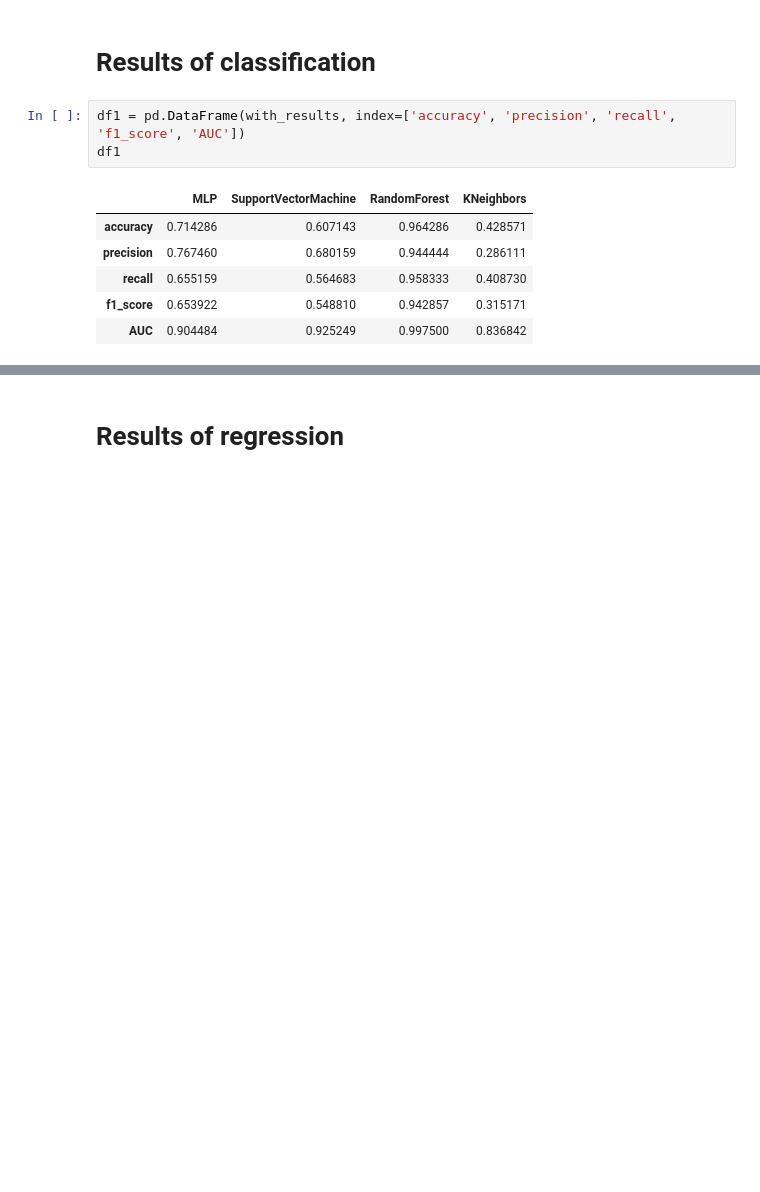
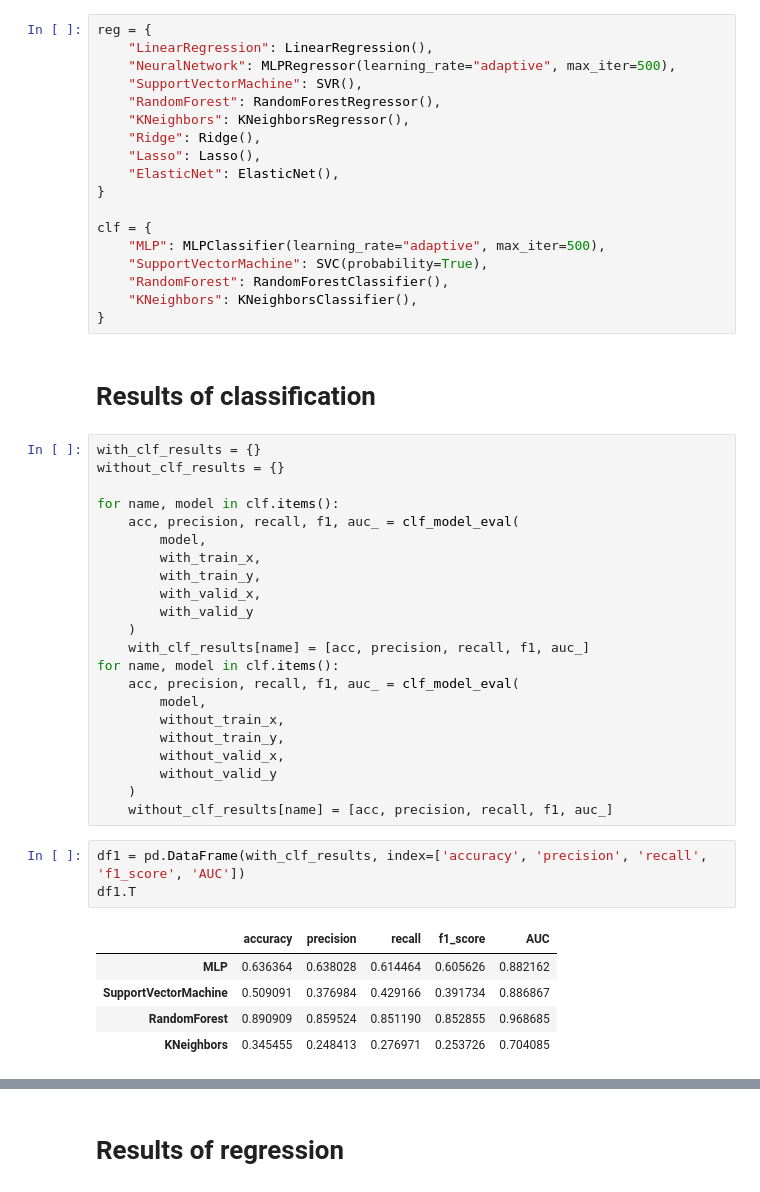
Before and after one commit to Parsonlee/TNM------, a Jupyter notebook: model.ipynb, the cells around one changed output, grey strips where cells are left out. Drawn from its saved outputs; the diff is of its cells as text; blank space fills up the shorter version.

```diff
--- a/model.ipynb
+++ b/model.ipynb
@@ -231,13 +159,52 @@ for name, model in models.items():
+# %%
+reg = {
+    "LinearRegression": LinearRegression(),
+    "NeuralNetwork": MLPRegressor(learning_rate="adaptive", max_iter=500),
+    "SupportVectorMachine": SVR(),
+    "RandomForest": RandomForestRegressor(),
+    "KNeighbors": KNeighborsRegressor(),
+    "Ridge": Ridge(),
+    "Lasso": Lasso(),
+    "ElasticNet": ElasticNet(),
+}
+
+clf = {
+    "MLP": MLPClassifier(learning_rate="adaptive", max_iter=500),
+    "SupportVectorMachine": SVC(probability=True),
+    "RandomForest": RandomForestClassifier(),
+    "KNeighbors": KNeighborsClassifier(),
+}
 # %% [markdown]
 # Results of classification
+# %%
+with_clf_results = {}
+without_clf_results = {}
+
+for name, model in clf.items():
+    acc, precision, recall, f1, auc_ = clf_model_eval(
+        model,
+        with_train_x,
+        with_train_y,
+        with_valid_x,
+        with_valid_y
+    )
+    with_clf_results[name] = [acc, precision, recall, f1, auc_]
+for name, model in clf.items():
+    acc, precision, recall, f1, auc_ = clf_model_eval(
+        model,
+        without_train_x,
+        without_train_y,
+        without_valid_x,
+        without_valid_y
+    )
+    without_clf_results[name] = [acc, precision, recall, f1, auc_]
 # %%
-df1 = pd.DataFrame(with_results, index=['accuracy', 'precision', 'recall', 'f1_score', 'AUC'])
-df1
+df1 = pd.DataFrame(with_clf_results, index=['accuracy', 'precision', 'recall', 'f1_score', 'AUC'])
+df1.T
 # %% [output]
-|  | MLP | SupportVectorMachine | RandomForest | KNeighbors |
-| accuracy | 0.714286 | 0.607143 | 0.964286 | 0.428571 |
-| precision | 0.767460 | 0.680159 | 0.944444 | 0.286111 |
-| recall | 0.655159 | 0.564683 | 0.958333 | 0.408730 |
-| f1_score | 0.653922 | 0.548810 | 0.942857 | 0.315171 |
-| AUC | 0.904484 | 0.925249 | 0.997500 | 0.836842 |
+|  | accuracy | precision | recall | f1_score | AUC |
+| MLP | 0.636364 | 0.638028 | 0.614464 | 0.605626 | 0.882162 |
+| SupportVectorMachine | 0.509091 | 0.376984 | 0.429166 | 0.391734 | 0.886867 |
+| RandomForest | 0.890909 | 0.859524 | 0.851190 | 0.852855 | 0.968685 |
+| KNeighbors | 0.345455 | 0.248413 | 0.276971 | 0.253726 | 0.704085 |
 # %%
```
Also changed, not shown: parts of 21 cells of this notebook, 11 other files.
